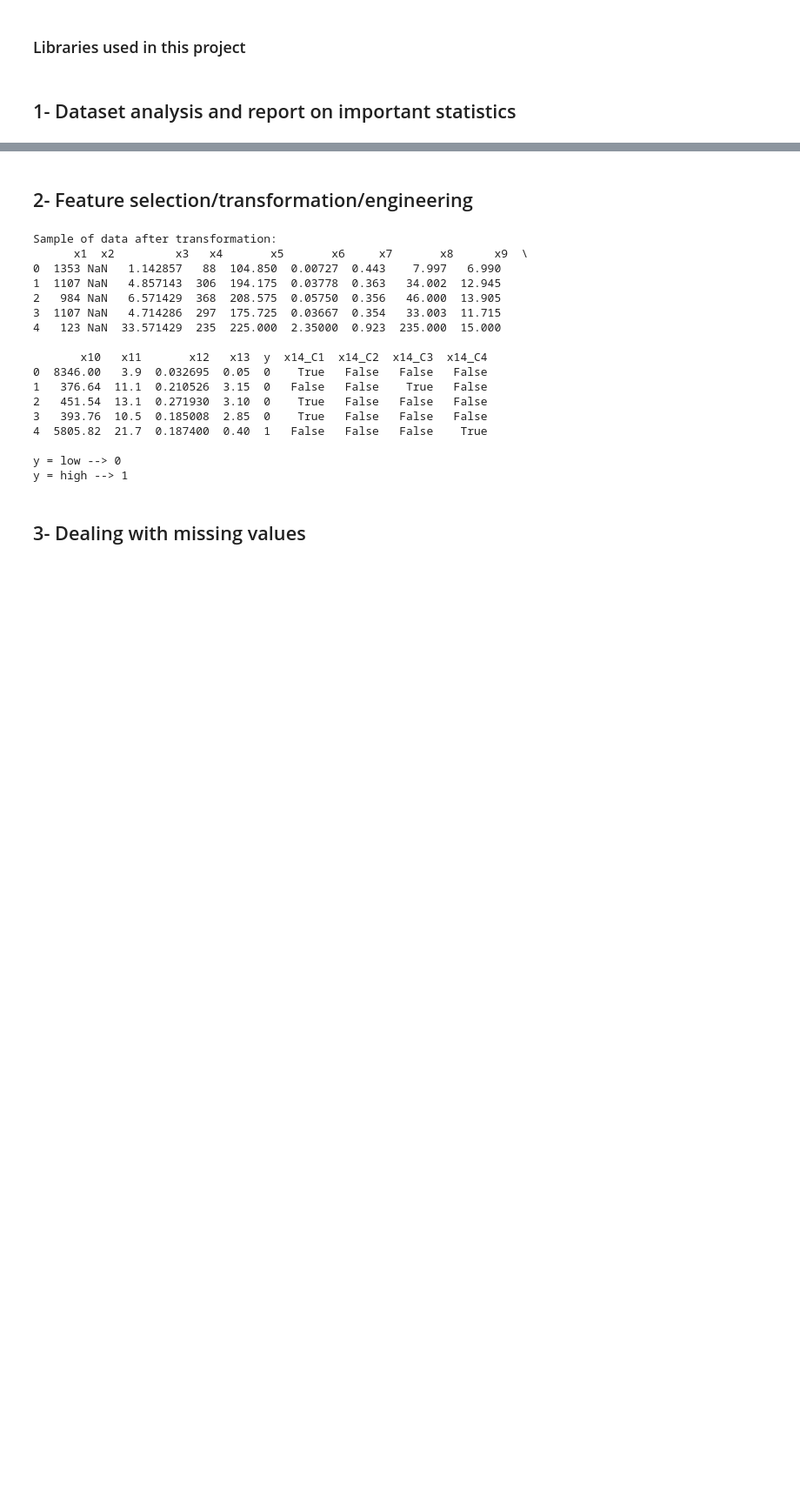
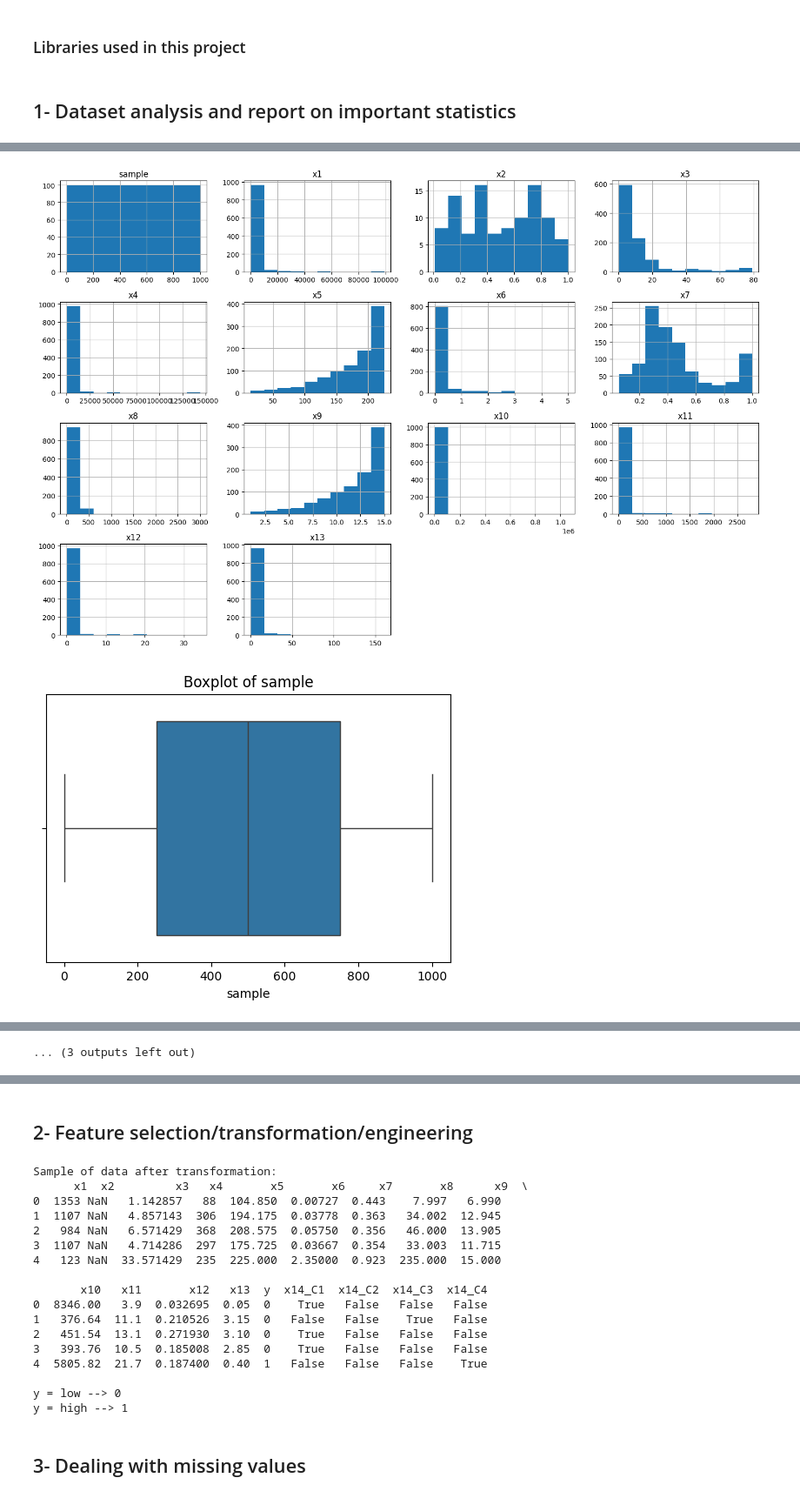
Before and after one commit to Hayder-Aleissa/ML-Project, a Jupyter notebook: ML_Project_P1.ipynb, the cells around one changed output, grey strips where cells are left out. Shown at 87% size. Saved outputs shown, nothing was run; the diff lists cells and outputs as text; code cells hidden in the pictures; blank space fills up the shorter version.

```diff
--- a/ML_Project_P1.ipynb
+++ b/ML_Project_P1.ipynb
@@ -20,0 +71,17 @@ from sklearn.ensemble import RandomForestClassifier
+# %%
+# Separate numerical values
+numerical_cols = train_data.select_dtypes(include=['float64', 'int64']).columns
+# Histograms for numerical features
+train_data[numerical_cols].hist(figsize=(15, 10))
+plt.tight_layout()
+plt.show()
+
+# Boxplots for numerical features to check for outliers
+for col in numerical_cols:
+    plt.figure(figsize=(6, 4))
+    sns.boxplot(data=train_data, x=col)
+    plt.title(f'Boxplot of {col}')
+    plt.show()
+# %% [output]
+[figure, added]
+[figure, added]
@@ -21 +98,2 @@ from sklearn.ensemble import RandomForestClassifier
+... (3 outputs left out)
 # %%
```
Also changed, not shown: parts of 4 cells of this notebook.
